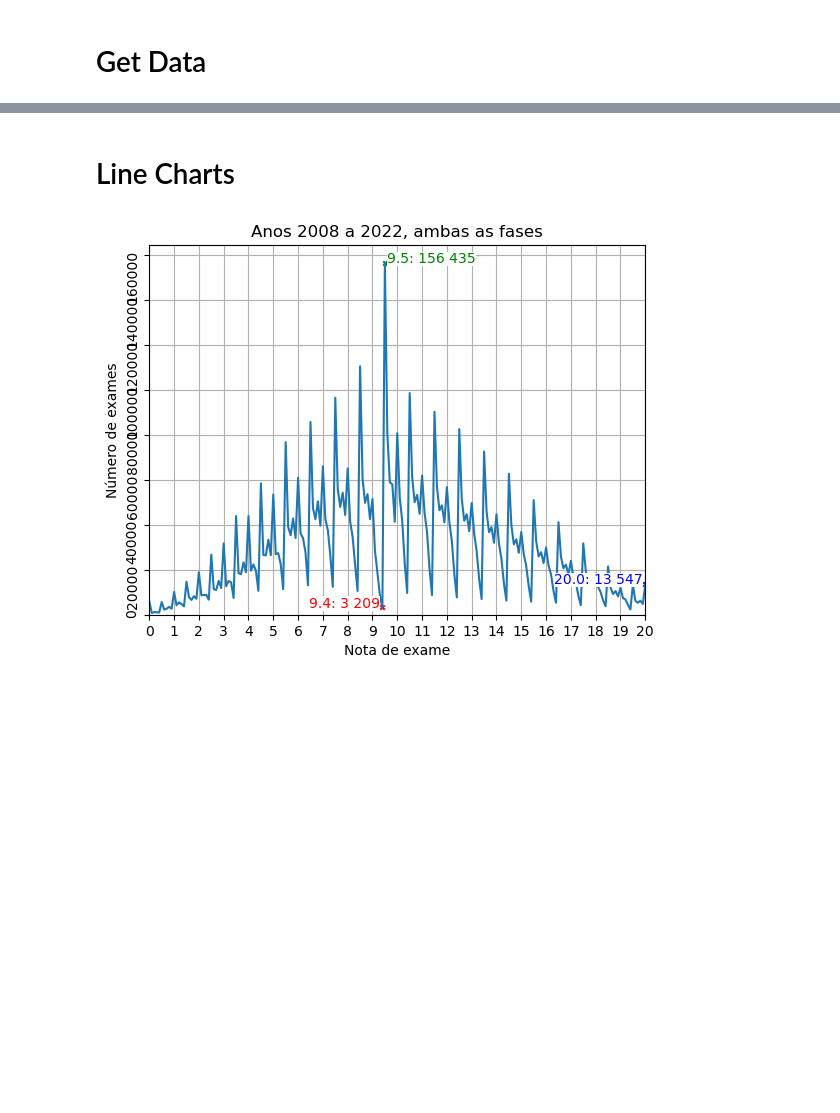
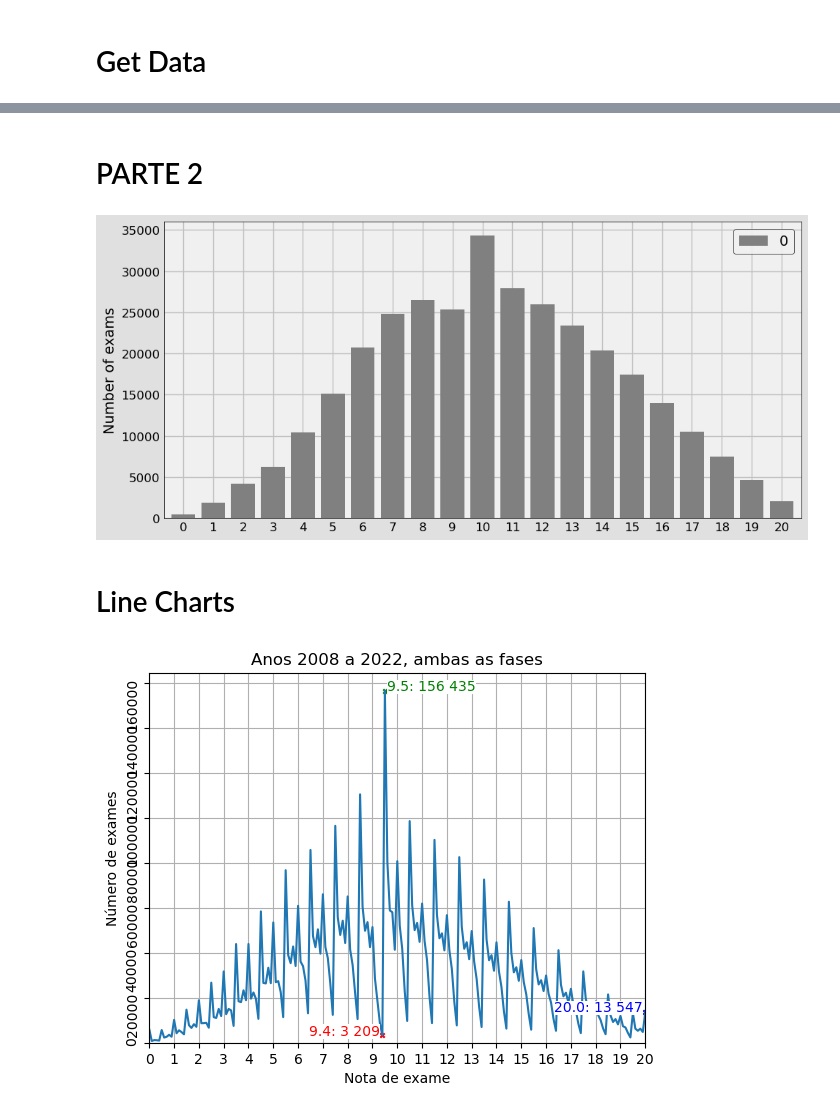
Before and after one commit to samueldatasci/ENES, a Jupyter notebook: code/analysis.ipynb, the cells around one changed output, grey strips where cells are left out. Cells and saved outputs as stored; diff of their text form; code cells hidden in the pictures; blank space fills up the shorter version.

```diff
--- a/code/analysis.ipynb
+++ b/code/analysis.ipynb
@@ -98,0 +99,22 @@ print(dfx.shape)
+# %% [markdown]
+# PARTE 2
+# %%
+
+
+dfsubset = dfAllFase1[ dfAllFase1['ano'] == 2018]
+Title =
+chart(kind="bar", df=dfsubset, xvar='Class_Exam_Rounded', yvar=None, zlabel="", title=title)
+
+dfsubset = dfAllFase1[ dfAllFase1['ano'] == 2019]
+chart(kind="bar", df=dfsubset, xvar='Class_Exam_Rounded', yvar=None)
+
+dfsubset = dfAllFase1[ dfAllFase1['ano'] == 2020]
+chart(kind="bar", df=dfsubset, xvar='Class_Exam_Rounded', yvar=None)
+
+dfsubset = dfAllFase1[ dfAllFase1['ano'] == 2021]
+chart(kind="bar", df=dfsubset, xvar='Class_Exam_Rounded', yvar=None)
+
+dfsubset = dfAllFase1[ dfAllFase1['ano'] == 2022]
+chart(kind="bar", df=dfsubset, xvar='Class_Exam_Rounded', yvar=None)
+# %% [output]
+[figure, added]
```
Also changed, not shown: parts of 25 cells of this notebook, 38 other files.
